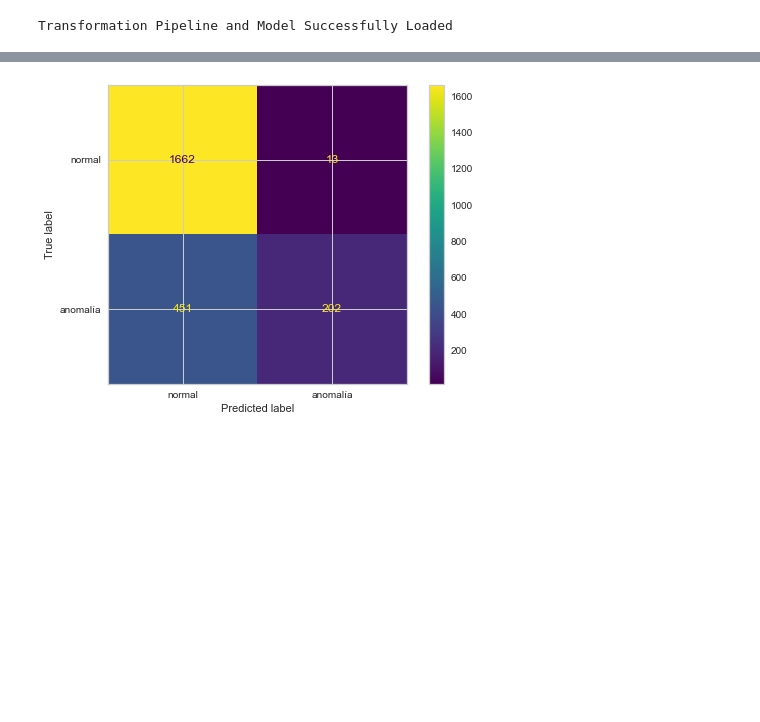
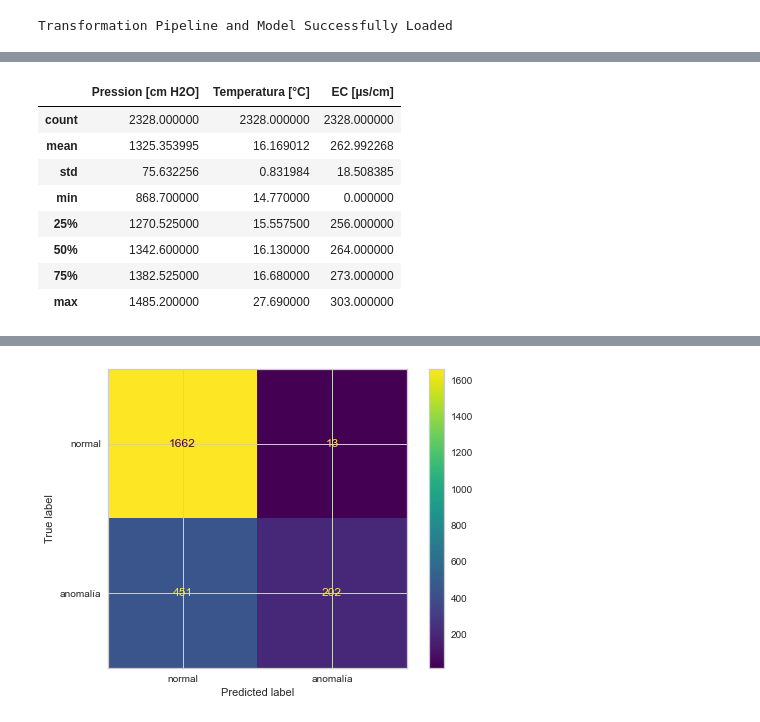
Before and after one commit to Max-jones/Sistema_Experto_APP, a Jupyter notebook: notebooks/proyecto_phm_p2.ipynb, the cells around one changed output, grey strips where cells are left out. Drawn from its saved outputs; the diff is of its cells as text; code cells hidden in the pictures; blank space fills up the shorter version.

```diff
--- a/notebooks/proyecto_phm_p2.ipynb
+++ b/notebooks/proyecto_phm_p2.ipynb
@@ -146,3 +188,15 @@ weighted avg       0.83      0.80      0.76      2328
+# %%
+X_test.describe()
+# %% [output]
+|  | Pression [cm H2O] | Temperatura [°C] | EC [µs/cm] |
+| count | 2328.000000 | 2328.000000 | 2328.000000 |
+| mean | 1325.353995 | 16.169012 | 262.992268 |
+| std | 75.632256 | 0.831984 | 18.508385 |
+| min | 868.700000 | 14.770000 | 0.000000 |
+| 25% | 1270.525000 | 15.557500 | 256.000000 |
+| 50% | 1342.600000 | 16.130000 | 264.000000 |
+| 75% | 1382.525000 | 16.680000 | 273.000000 |
+| max | 1485.200000 | 27.690000 | 303.000000 |
 # %%
 from sklearn.metrics import confusion_matrix, ConfusionMatrixDisplay
 
```
Also changed, not shown: parts of 12 cells of this notebook, 24 other files.
